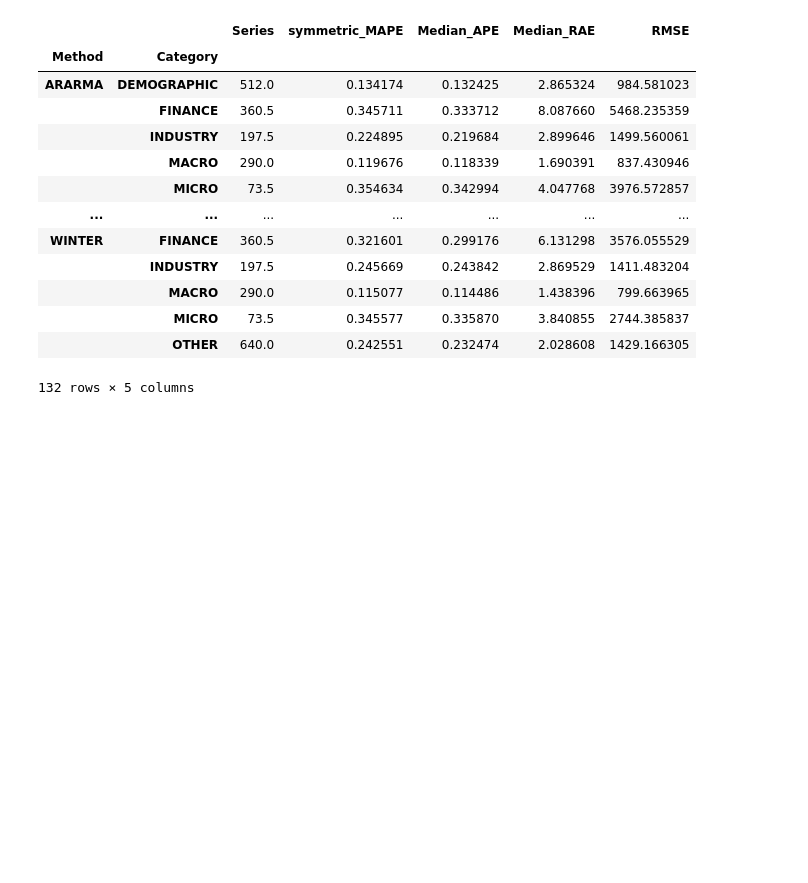
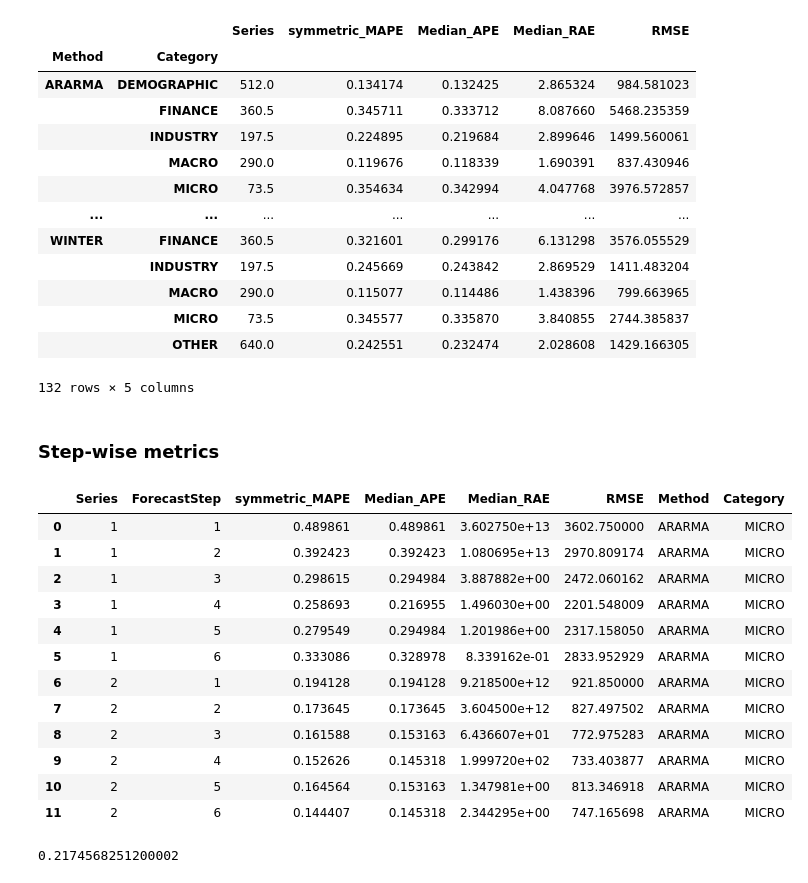
Before and after one commit to tom-alten/OutsmartingTime, a Jupyter notebook: M-Competitions/M3-Competition/M3_Yearly_eval.ipynb, the cells around one changed output. Saved outputs shown, nothing was run; the diff lists cells and outputs as text; code cells hidden in the pictures; blank space fills up the shorter version.

```diff
--- a/M-Competitions/M3-Competition/M3_Yearly_eval.ipynb
+++ b/M-Competitions/M3-Competition/M3_Yearly_eval.ipynb
@@ -424,3 +422,5 @@ grouped_test
 |  | MICRO | 73.5 | 0.345577 | 0.335870 | 3.840855 | 2744.385837 |
 |  | OTHER | 640.0 | 0.242551 | 0.232474 | 2.028608 | 1429.166305 |
 132 rows × 5 columns
+# %% [markdown]
+### Step-wise metrics
@@ -426,0 +478,20 @@ grouped_test
+# %%
+test3.head(12)
+# %% [output]
+|  | Series | ForecastStep | symmetric_MAPE | Median_APE | Median_RAE | RMSE | Method | Category |
+| 0 | 1 | 1 | 0.489861 | 0.489861 | 3.602750e+13 | 3602.750000 | ARARMA | MICRO |
+| 1 | 1 | 2 | 0.392423 | 0.392423 | 1.080695e+13 | 2970.809174 | ARARMA | MICRO |
+| 2 | 1 | 3 | 0.298615 | 0.294984 | 3.887882e+00 | 2472.060162 | ARARMA | MICRO |
+| 3 | 1 | 4 | 0.258693 | 0.216955 | 1.496030e+00 | 2201.548009 | ARARMA | MICRO |
+| 4 | 1 | 5 | 0.279549 | 0.294984 | 1.201986e+00 | 2317.158050 | ARARMA | MICRO |
+| 5 | 1 | 6 | 0.333086 | 0.328978 | 8.339162e-01 | 2833.952929 | ARARMA | MICRO |
+| 6 | 2 | 1 | 0.194128 | 0.194128 | 9.218500e+12 | 921.850000 | ARARMA | MICRO |
+| 7 | 2 | 2 | 0.173645 | 0.173645 | 3.604500e+12 | 827.497502 | ARARMA | MICRO |
+| 8 | 2 | 3 | 0.161588 | 0.153163 | 6.436607e+01 | 772.975283 | ARARMA | MICRO |
+| 9 | 2 | 4 | 0.152626 | 0.145318 | 1.999720e+02 | 733.403877 | ARARMA | MICRO |
+| 10 | 2 | 5 | 0.164564 | 0.153163 | 1.347981e+00 | 813.346918 | ARARMA | MICRO |
+| 11 | 2 | 6 | 0.144407 | 0.145318 | 2.344295e+00 | 747.165698 | ARARMA | MICRO |
+# %%
+test2['symmetric_MAPE'].loc[(test2['Method'] == 'ARARMA') & (test2['ForecastStep'] == 6)].mean()
+# %% [output]
+0.2174568251200002
```
Also changed, not shown: parts of 9 cells of this notebook, 1 other file.
